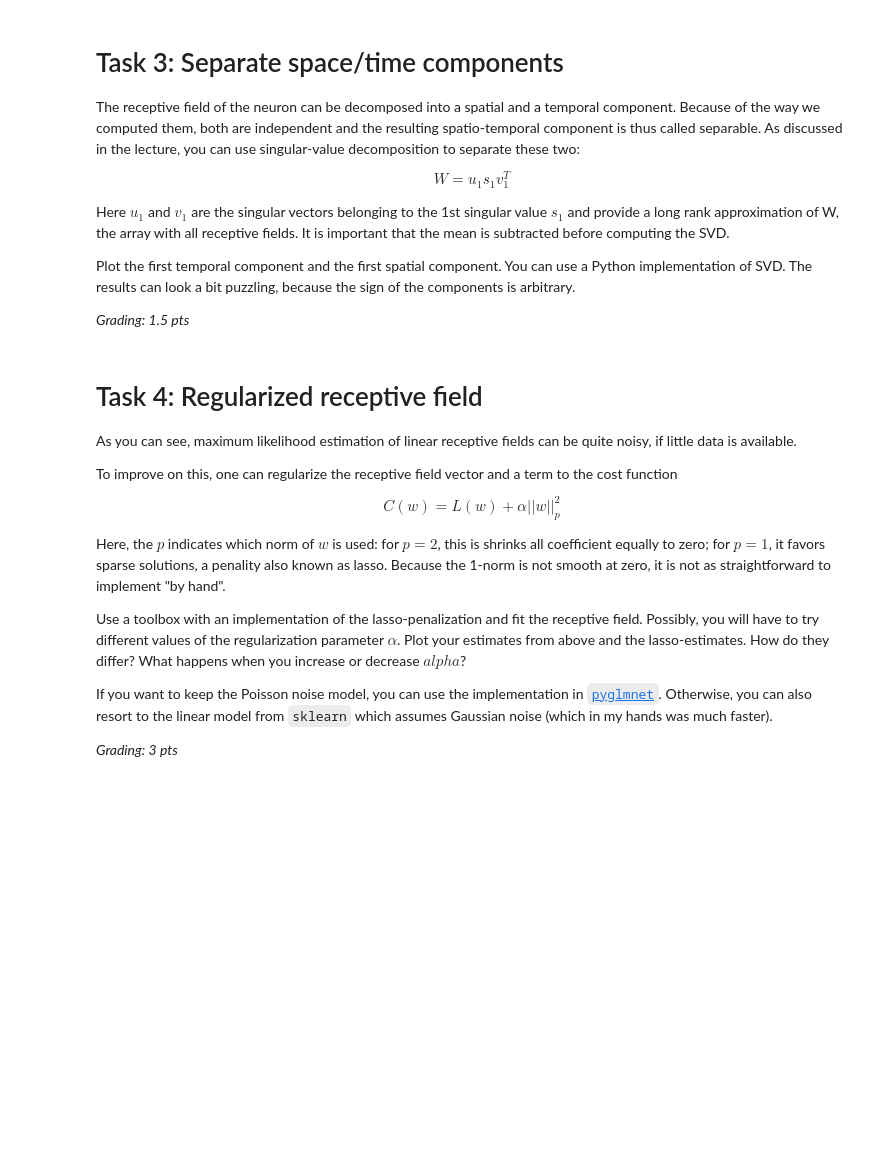
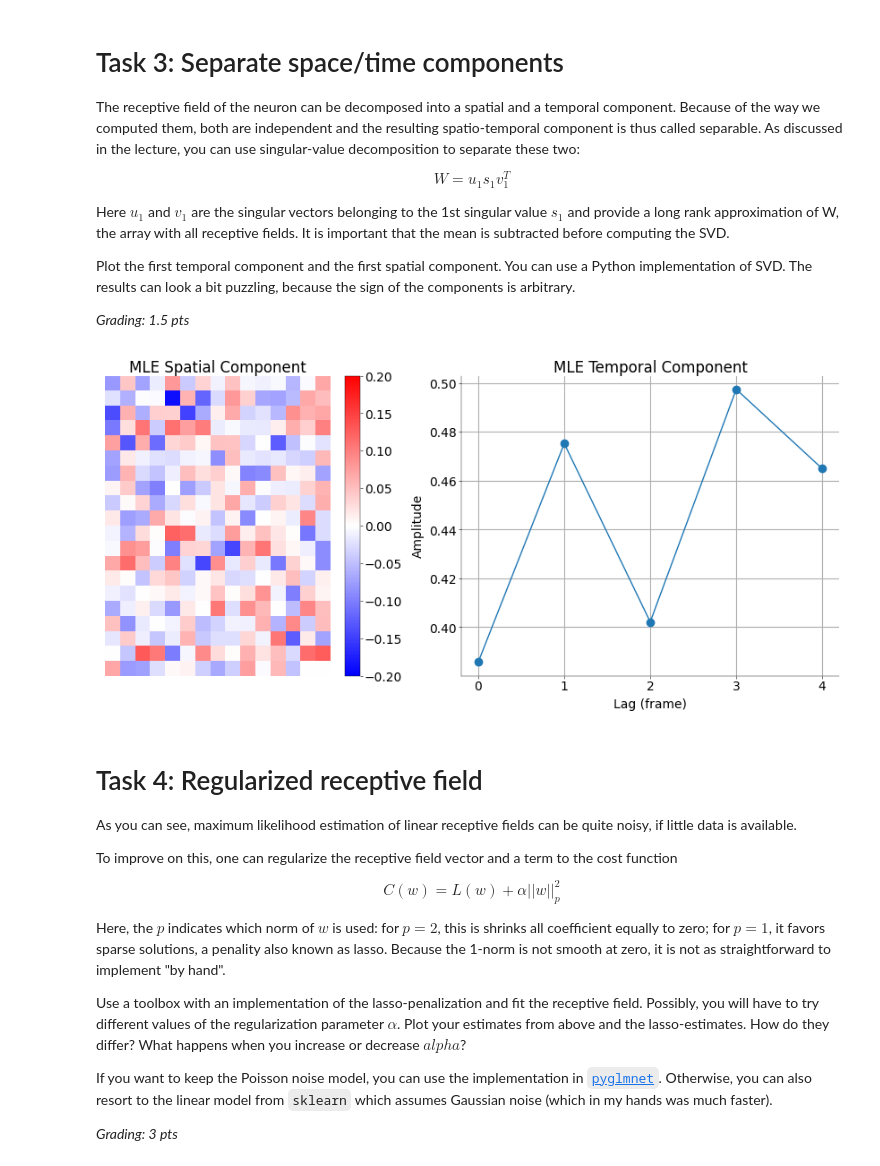
Before and after one commit to m-abbas-ansari/Neural-Data-Science-25, a Jupyter notebook: notebooks/CodingLab5 - Solved.ipynb, the cells around one changed output. Saved outputs shown, nothing was run; the diff lists cells and outputs as text; code cells hidden in the pictures; blank space fills up the shorter version.

Commit message:
assignment 5 full

```diff
--- a/notebooks/CodingLab5 - Solved.ipynb
+++ b/notebooks/CodingLab5 - Solved.ipynb
@@ -579,3 +580,13 @@ Plot the first temporal component and the first spatial component. You can use a
 # Apply SVD to the fitted receptive field,
 # you can use either numpy or sklearn (0.5 pt)
 # --------------------------------------------
+
+W = w_hat - np.mean(w_hat)
+
+# Apply SVD
+U, S, VT = np.linalg.svd(W, full_matrices=False)
+
+# First spatial and temporal component (rank-1 approx)
+spatial_component = U[:, 0]  # length 300
+temporal_component = VT[0, :]  # length 5
+singular_value = S[0]  # scale (optional)
@@ -591,3 +593,31 @@ fig, ax = plt.subplot_mosaic(
+# %%
+# -------------------------------------------------
+# Plot the spatial and temporal components (1 pt)
+# -------------------------------------------------
+
+fig, ax = plt.subplot_mosaic(
+    mosaic=[["Spatial", "Temporal"]], figsize=(10, 4), constrained_layout=True
+)
+# add plot
+
+# Spatial component as image
+spatial_img = spatial_component.reshape(20, 15)
+im = ax["Spatial"].imshow(spatial_img, cmap="bwr", vmin=-0.2, vmax=0.2)
+ax["Spatial"].set_title("MLE Spatial Component")
+ax["Spatial"].axis("off")
+plt.colorbar(im, ax=ax["Spatial"], fraction=0.046, pad=0.04)
+
+# Temporal component as a line plot
+ax["Temporal"].plot(temporal_component, marker="o")
+ax["Temporal"].set_title("MLE Temporal Component")
+ax["Temporal"].set_xticks(np.arange(len(temporal_component)))
+ax["Temporal"].set_xlabel("Lag (frame)")
+ax["Temporal"].set_ylabel("Amplitude")
+ax["Temporal"].grid(True)
+
+plt.show()
+# %% [output]
+[figure, added]
 # %% [markdown]
 # Task 4: Regularized receptive field
 
```
Also changed, not shown: parts of 17 cells of this notebook.
